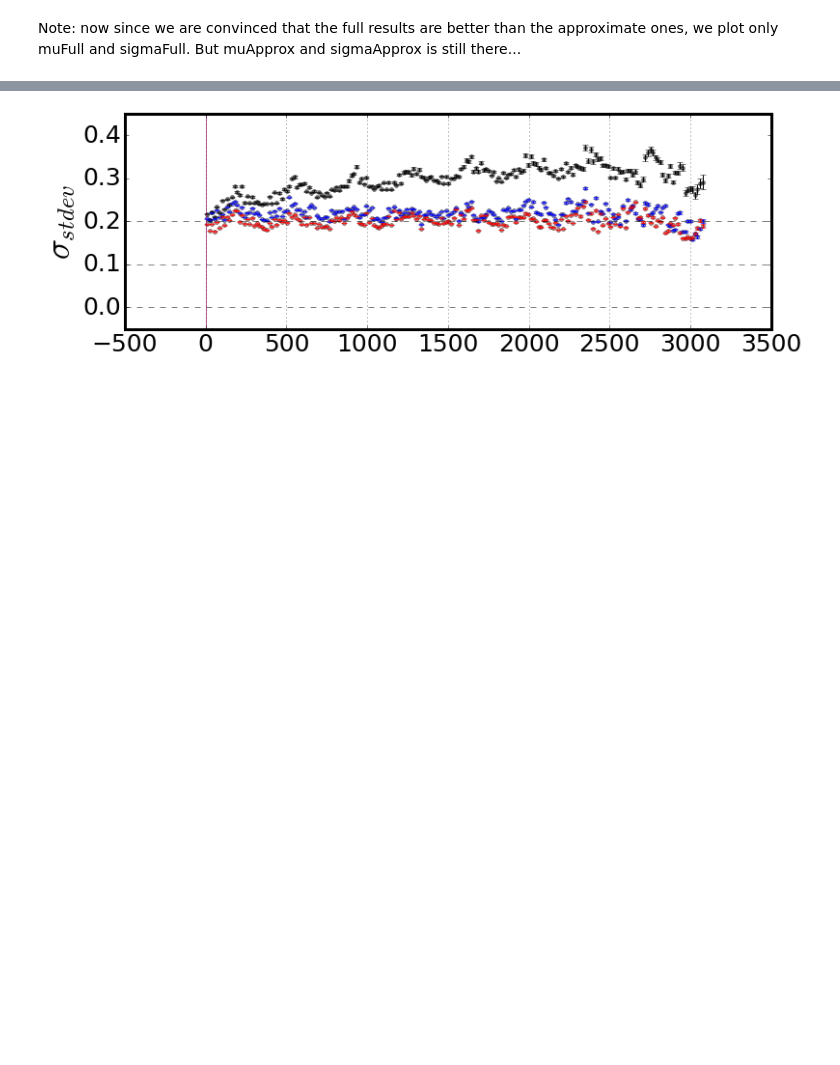
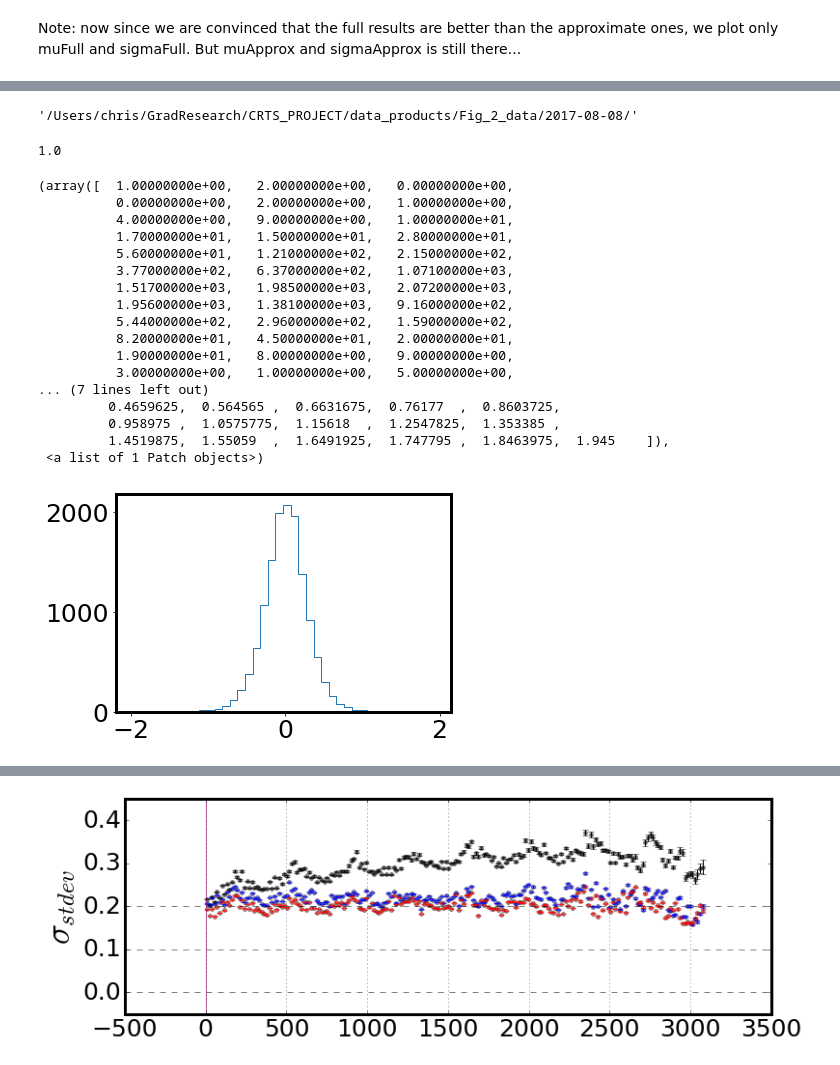
Before and after one commit to suberlak/CRTS_PROJECT, a Jupyter notebook: D_Fig_2_CRTS_sel_r_cut.ipynb, the cells around one changed output, grey strips where cells are left out. Cells and saved outputs as stored; diff of their text form; code cells hidden in the pictures; blank space fills up the shorter version.

```diff
--- a/D_Fig_2_CRTS_sel_r_cut.ipynb
+++ b/D_Fig_2_CRTS_sel_r_cut.ipynb
@@ -535,0 +577,10 @@ OrderedDict([('qso',
+# %%
+# Choose bin 180...
+bin_number = 140
+array_pos = bin_number - 1
+obj = 'qso'
+
+# results for stats for each bin are stored as a dic ...
+for key in plot_data[obj].keys() :
+    value  = plot_data[obj][key][array_pos]
+    print('%20s  %f'% (key, value))
@@ -535,0 +715,34 @@ OrderedDict([('qso',
+# %%
+outDir
+# %% [output]
+'/Users/chris/GradResearch/CRTS_PROJECT/data_products/Fig_2_data/2017-08-08/'
+# %%
+np.sum(step*y / np.sum(step*y))
+# %% [output]
+1.0
+# %%
+# plot the histogram Zeljko described ...
+
+# do some clipping ....
+m2 = np.abs(m_ij)  < 2
+m = m1 * m2
+plt.hist(m_ij[m], histtype='step', bins=40)
+# %% [output]
+(array([  1.00000000e+00,   2.00000000e+00,   0.00000000e+00,
+          0.00000000e+00,   2.00000000e+00,   1.00000000e+00,
+          4.00000000e+00,   9.00000000e+00,   1.00000000e+01,
+          1.70000000e+01,   1.50000000e+01,   2.80000000e+01,
+          5.60000000e+01,   1.21000000e+02,   2.15000000e+02,
+          3.77000000e+02,   6.37000000e+02,   1.07100000e+03,
+          1.51700000e+03,   1.98500000e+03,   2.07200000e+03,
+          1.95600000e+03,   1.38100000e+03,   9.16000000e+02,
+          5.44000000e+02,   2.96000000e+02,   1.59000000e+02,
+          8.20000000e+01,   4.50000000e+01,   2.00000000e+01,
+          1.90000000e+01,   8.00000000e+00,   9.00000000e+00,
+          3.00000000e+00,   1.00000000e+00,   5.00000000e+00,
+... (7 lines left out)
+         0.4659625,  0.564565 ,  0.6631675,  0.76177  ,  0.8603725,
+         0.958975 ,  1.0575775,  1.15618  ,  1.2547825,  1.353385 ,
+         1.4519875,  1.55059  ,  1.6491925,  1.747795 ,  1.8463975,  1.945    ]),
+ <a list of 1 Patch objects>)
+[figure, added]
```
Also changed, not shown: parts of 23 cells of this notebook.
